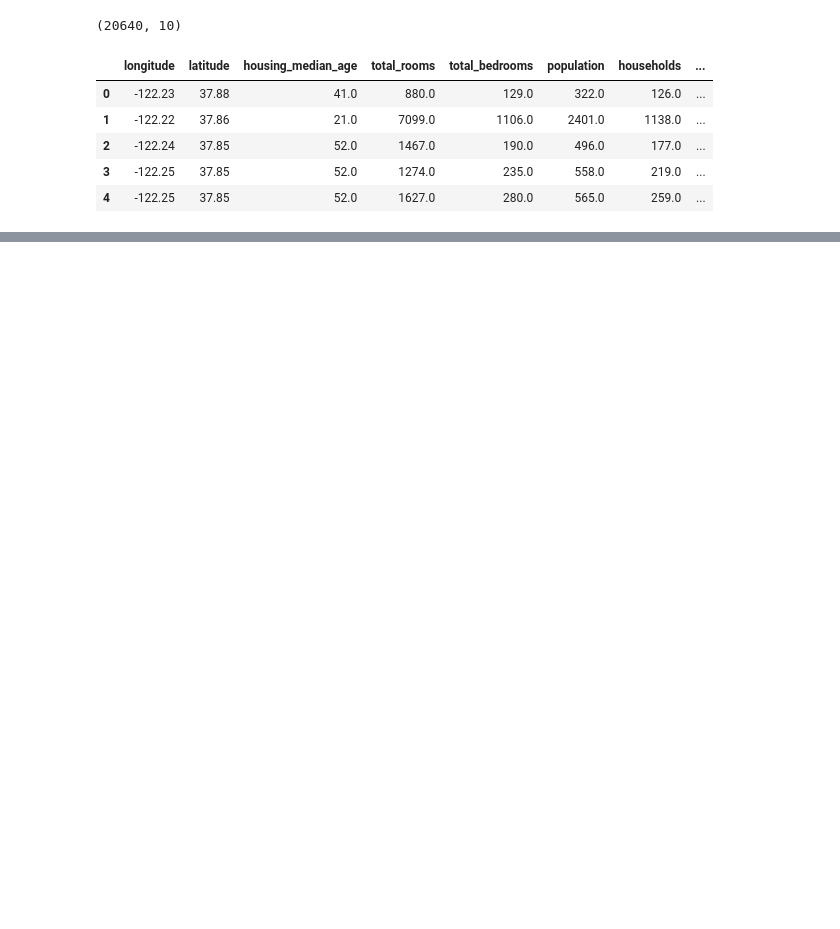
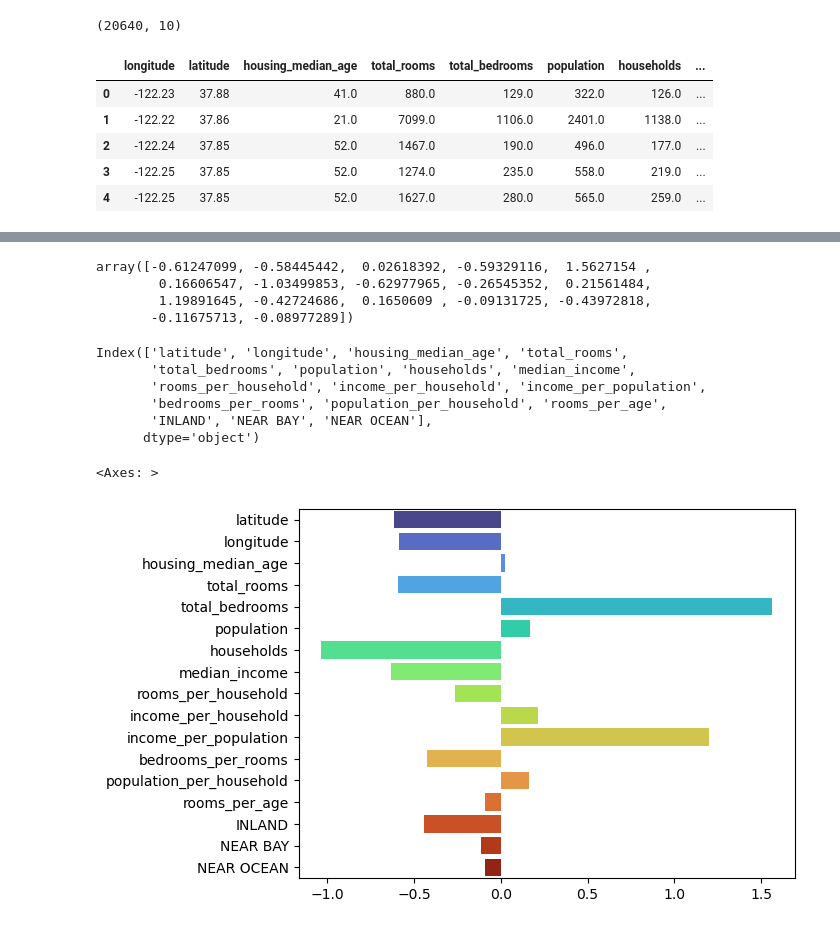
Before and after one commit to jack-sparrowh/California_Housing_Prices, a Jupyter notebook: housing_model_testing.ipynb, the cells around one changed output, grey strips where cells are left out. Drawn from its saved outputs; the diff is of its cells as text; code cells hidden in the pictures; blank space fills up the shorter version.

```diff
--- a/housing_model_testing.ipynb
+++ b/housing_model_testing.ipynb
@@ -179,0 +217,22 @@ plot_learning_curves(LR, X_train, y_train, train_size=np.linspace(0.05, 1, 5))
+# %%
+LR.coef_
+# %% [output]
+array([-0.61247099, -0.58445442,  0.02618392, -0.59329116,  1.5627154 ,
+        0.16606547, -1.03499853, -0.62977965, -0.26545352,  0.21561484,
+        1.19891645, -0.42724686,  0.1650609 , -0.09131725, -0.43972818,
+       -0.11675713, -0.08977289])
+# %%
+PP.transform(X_train_pp).drop(columns=['median_house_value']).columns
+# %% [output]
+Index(['latitude', 'longitude', 'housing_median_age', 'total_rooms',
+       'total_bedrooms', 'population', 'households', 'median_income',
+       'rooms_per_household', 'income_per_household', 'income_per_population',
+       'bedrooms_per_rooms', 'population_per_household', 'rooms_per_age',
+       'INLAND', 'NEAR BAY', 'NEAR OCEAN'],
+      dtype='object')
+# %%
+sns.barplot(y=PP.transform(X_train_pp).drop(columns=['median_house_value']).columns,
+            x=LR.coef_, palette='turbo')
+# %% [output]
+<Axes: >
+[figure, added]
```
Also changed, not shown: parts of 11 cells of this notebook, 1 other file.
